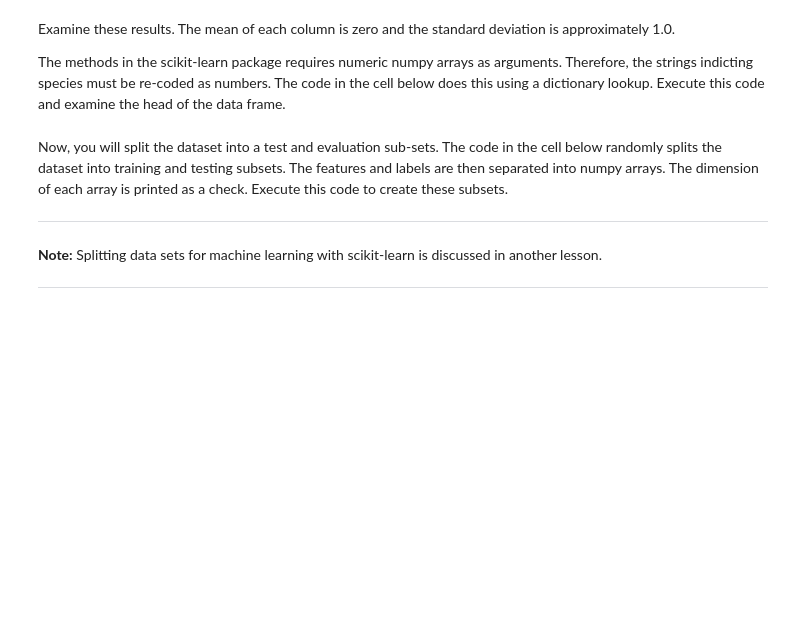
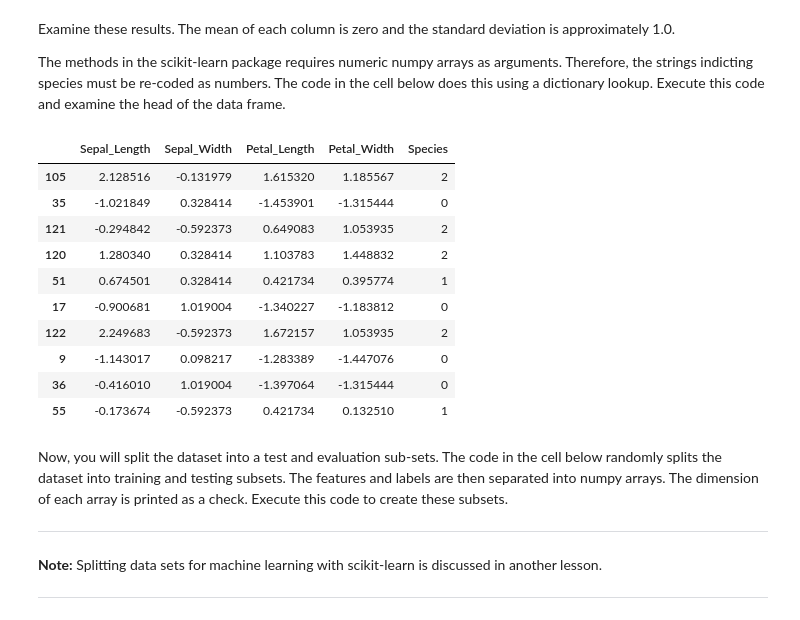
Before and after one commit to redlion47/DataScience, a Jupyter notebook: DS Learning/Principles-of-Machine-Learning-Python-master/Module1/IntroductionToMachineLearning.ipynb, the cells around one changed output. Saved outputs shown, nothing was run; the diff lists cells and outputs as text; code cells hidden in the pictures; blank space fills up the shorter version.

```diff
--- a/DS Learning/Principles-of-Machine-Learning-Python-master/Module1/IntroductionToMachineLearning.ipynb
+++ b/DS Learning/Principles-of-Machine-Learning-Python-master/Module1/IntroductionToMachineLearning.ipynb
@@ -114,7 +151,19 @@ The methods in the scikit-learn package requires numeric numpy arrays as argumen
 # %%
 levels = {'setosa':0, 'versicolor':1, 'virginica':2}
 iris_scaled['Species'] = [levels[x] for x in iris['Species']]
-iris_scaled.head()
+iris_scaled.sample(10)
+# %% [output]
+|  | Sepal_Length | Sepal_Width | Petal_Length | Petal_Width | Species |
+| 105 | 2.128516 | -0.131979 | 1.615320 | 1.185567 | 2 |
+| 35 | -1.021849 | 0.328414 | -1.453901 | -1.315444 | 0 |
+| 121 | -0.294842 | -0.592373 | 0.649083 | 1.053935 | 2 |
+| 120 | 1.280340 | 0.328414 | 1.103783 | 1.448832 | 2 |
+| 51 | 0.674501 | 0.328414 | 0.421734 | 0.395774 | 1 |
+| 17 | -0.900681 | 1.019004 | -1.340227 | -1.183812 | 0 |
+| 122 | 2.249683 | -0.592373 | 1.672157 | 1.053935 | 2 |
+| 9 | -1.143017 | 0.098217 | -1.283389 | -1.447076 | 0 |
+| 36 | -0.416010 | 1.019004 | -1.397064 | -1.315444 | 0 |
+| 55 | -0.173674 | -0.592373 | 0.421734 | 0.132510 | 1 |
 # %% [markdown]
 Now, you will split the dataset into a test and evaluation sub-sets. The code in the cell below randomly splits the dataset into training and testing subsets. The features and labels are then separated into numpy arrays. The dimension of each array is printed as a check. Execute this code to create these subsets.
 
```
Also changed, not shown: parts of 5 cells of this notebook.
